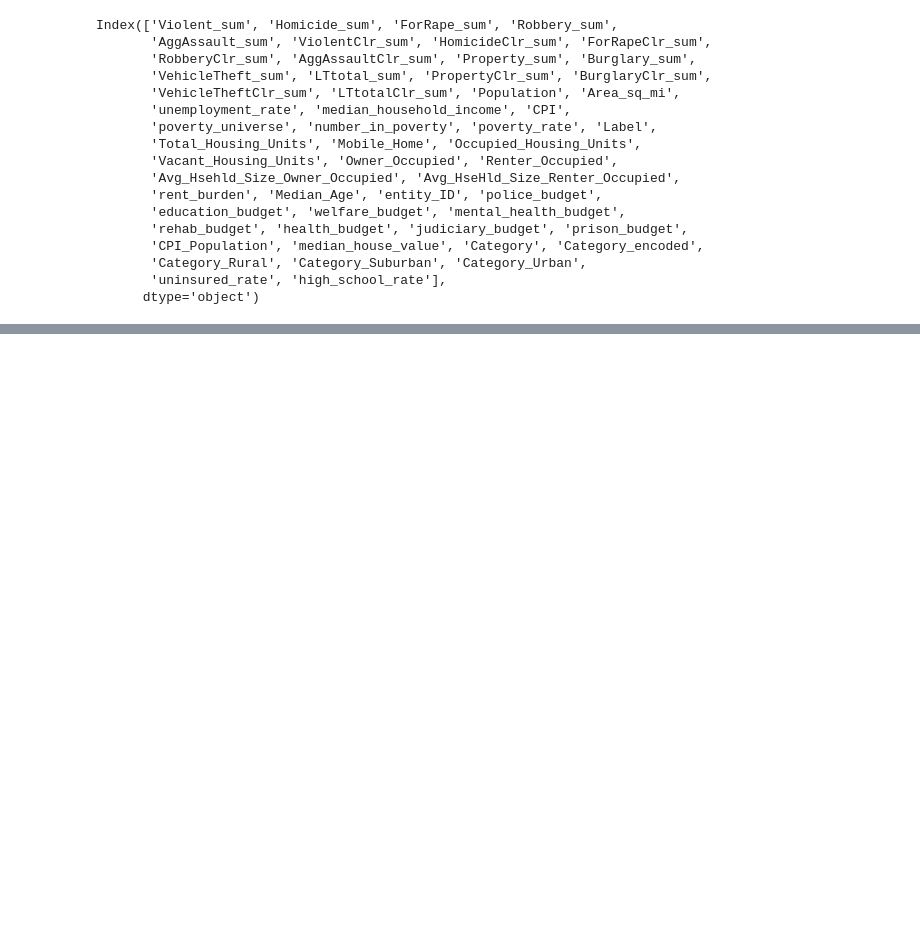
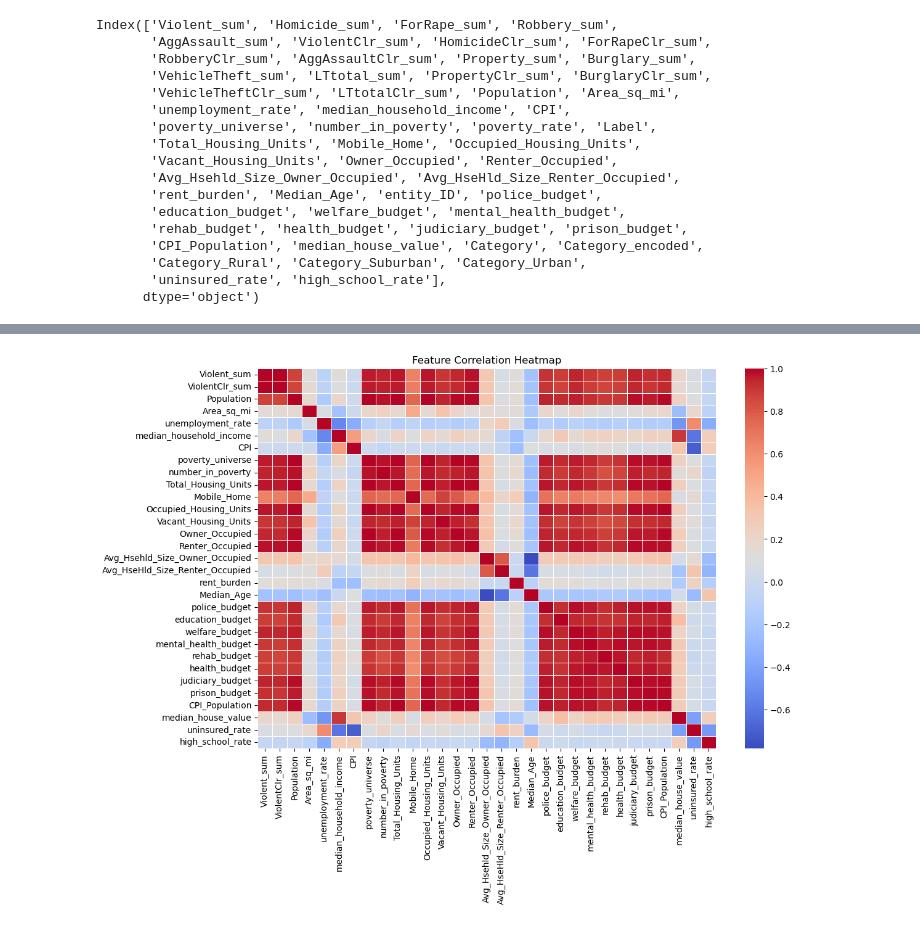
Before and after one commit to git-loa/CrimePatternsProject, a Jupyter notebook: data-exploration/data_engineering@1.ipynb, the cells around one changed output, grey strips where cells are left out. Drawn from its saved outputs; the diff is of its cells as text; code cells hidden in the pictures; blank space fills up the shorter version.

Commit message:
Added the filling_data function from Deepesh. Modified data_enginnering@1

```diff
--- a/data-exploration/data_engineering@1.ipynb
+++ b/data-exploration/data_engineering@1.ipynb
@@ -1146,0 +1147,12 @@ tentative_final_df = tentative_final_df.dropna()
+# %%
+# Save to .xlsx file
+tentative_final_2010_2023 = tentative_final_2010_2023.reset_index()
+tentative_final_2010_2023.to_excel(
+    "../dataset/crime_data_2010-2023.xlsx", sheet_name="Crime_Data", index=False
+)
+
+# Save to .xlsx file
+tentative_final_1985_2023 = tentative_final_1985_2023.reset_index()
+tentative_final_1985_2023.to_excel(
+    "../dataset/crime_data_1985-2023.xlsx", sheet_name="Crime_Data", index=False
+)
@@ -1146,0 +1163,2 @@ tentative_final_df = tentative_final_df.dropna()
+# %%
+df_copy = tentative_final_1985_2023.copy()
@@ -1146,0 +1206,26 @@ tentative_final_df = tentative_final_df.dropna()
+# %%
+dff_copy = df_copy[initial_columns]
+# %%
+numeric_df = dff_copy.drop(
+    columns=[
+        "County",
+        "Year",
+        "Category",
+        "Category_encoded",
+        "Category_Rural",
+        "Category_Suburban",
+        "Category_Urban",
+    ]
+)
+# %%
+import pandas as pd
+import seaborn as sns
+import matplotlib.pyplot as plt
+
+correlation_matrix = numeric_df.corr()
+plt.figure(figsize=(12, 8))
+sns.heatmap(correlation_matrix, annot=False, cmap="coolwarm", fmt=".2f", linewidths=0.5)
+plt.title("Feature Correlation Heatmap")
+plt.show()
+# %% [output]
+[figure, added]
```
Also changed, not shown: parts of 20 cells of this notebook, 34 other files.
